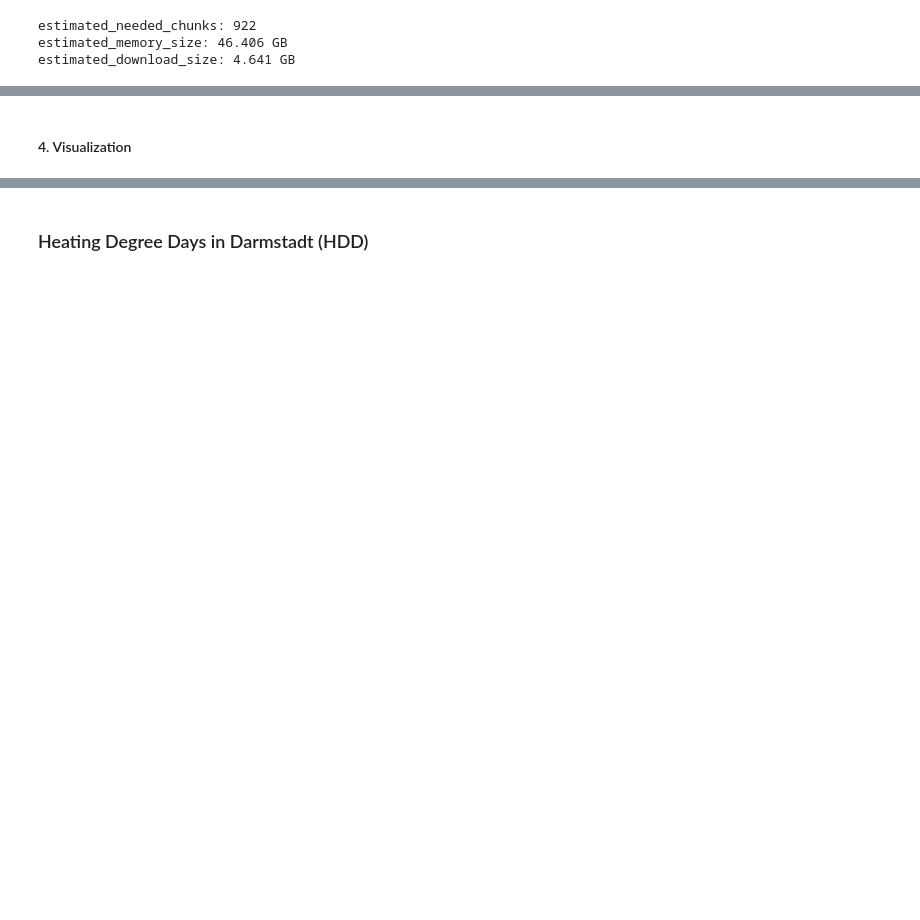
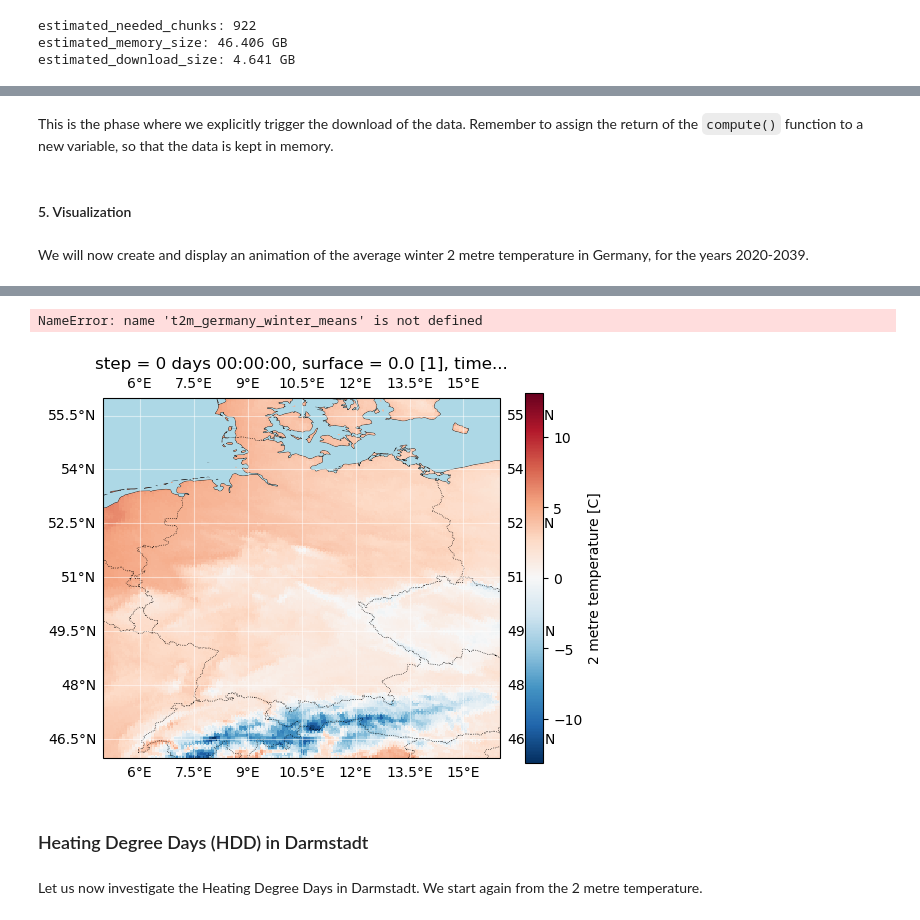
Before and after one commit to SercoSPA/DESP-UserWorkflowService-Templates, a Jupyter notebook: EarthDataHub/tutorial-climate-dt-single-levels-heating-degree-days.ipynb, the cells around one changed output, grey strips where cells are left out. Cells and saved outputs as stored; diff of their text form; code cells hidden in the pictures; blank space fills up the shorter version.

```diff
--- a/EarthDataHub/tutorial-climate-dt-single-levels-heating-degree-days.ipynb
+++ b/EarthDataHub/tutorial-climate-dt-single-levels-heating-degree-days.ipynb
@@ -126,6 +149,5 @@ This is the phase where we actually dowload and process some data.
 # %%
 %%time
 
-t2m_germany_winter_means = t2m_germany_winter.resample(time='QS-DEC').mean(dim="time")
-t2m_germany_winter_means.compute(); # this triggers download and computation
+t2m_germany_winter_mean = t2m_germany_winter.resample(time='QS-DEC').mean(dim="time")
 # %% [output]
@@ -134,2 +155,0 @@ Wall time: 1min 34s
-# %%
-t2m_germany_winter_means = t2m_germany_winter_means.dropna("time");
@@ -136,5 +158,13 @@ t2m_germany_winter_means = t2m_germany_winter_means.dropna("time");
+# %% [markdown]
+This is the phase where we explicitly trigger the download of the data. Remember to assign the return of the `compute()` function to a new variable, so that the data is kept in memory.
+# %%
+t2m_germany_winter_mean_computed = t2m_germany_winter_mean.compute()
+# %%
+t2m_germany_winter_mean_computed = t2m_germany_winter_mean_computed.dropna("time")
 # %% [markdown]
-#### 4. Visualization
+#### 5. Visualization
+# %% [markdown]
+We will now create and display an animation of the average winter 2 metre temperature in Germany, for the years 2020-2039.
 # %%
 import pandas as pd
 import matplotlib.pyplot as plt
@@ -151,7 +181,7 @@ ax.add_feature(cfeature.BORDERS, linestyle=':', linewidth=0.5)
 ax.add_feature(cfeature.OCEAN, facecolor='lightblue', zorder=2)
 ax.gridlines(draw_labels=True, zorder=3, color="white", alpha=0.5)
 
-t2m_germany_winter_means.isel(time=0).plot(ax=ax, transform=ccrs.PlateCarree(), cmap='RdBu_r', add_colorbar=True)
+t2m_germany_winter_mean_computed.isel(time=0).plot(ax=ax, transform=ccrs.PlateCarree(), cmap='RdBu_r', add_colorbar=True)
 
 # function to update the plot for each frame (each timestep)
 def update(frame):
@@ -165,7 +195,7 @@ def update(frame):
         add_colorbar=False
     )
 
-    ax.set_title(f"Time: {pd.Timestamp(data['time'].values).strftime('%Y-%m-%d %H:%M:%S')}")
+    ax.set_title(f"Time: {pd.Timestamp(data['time'].values).strftime('%Y-%m-%d')}")
     return plot
 
 anim = FuncAnimation(fig, update, frames=len(t2m_germany_winter_means['time']), repeat=True) # Create the animation
@@ -176,6 +205,10 @@ HTML(anim.to_jshtml()) # display the animation in the notebook
+NameError: name 't2m_germany_winter_means' is not defined
+[figure, added]
 # %% [markdown]
 
 
-### Heating Degree Days in Darmstadt (HDD)
+### Heating Degree Days (HDD) in Darmstadt
+# %% [markdown]
+Let us now investigate the Heating Degree Days in Darmstadt. We start again from the 2 metre temperature.
 # %%
 t2m
```
Also changed, not shown: parts of 26 cells of this notebook.
